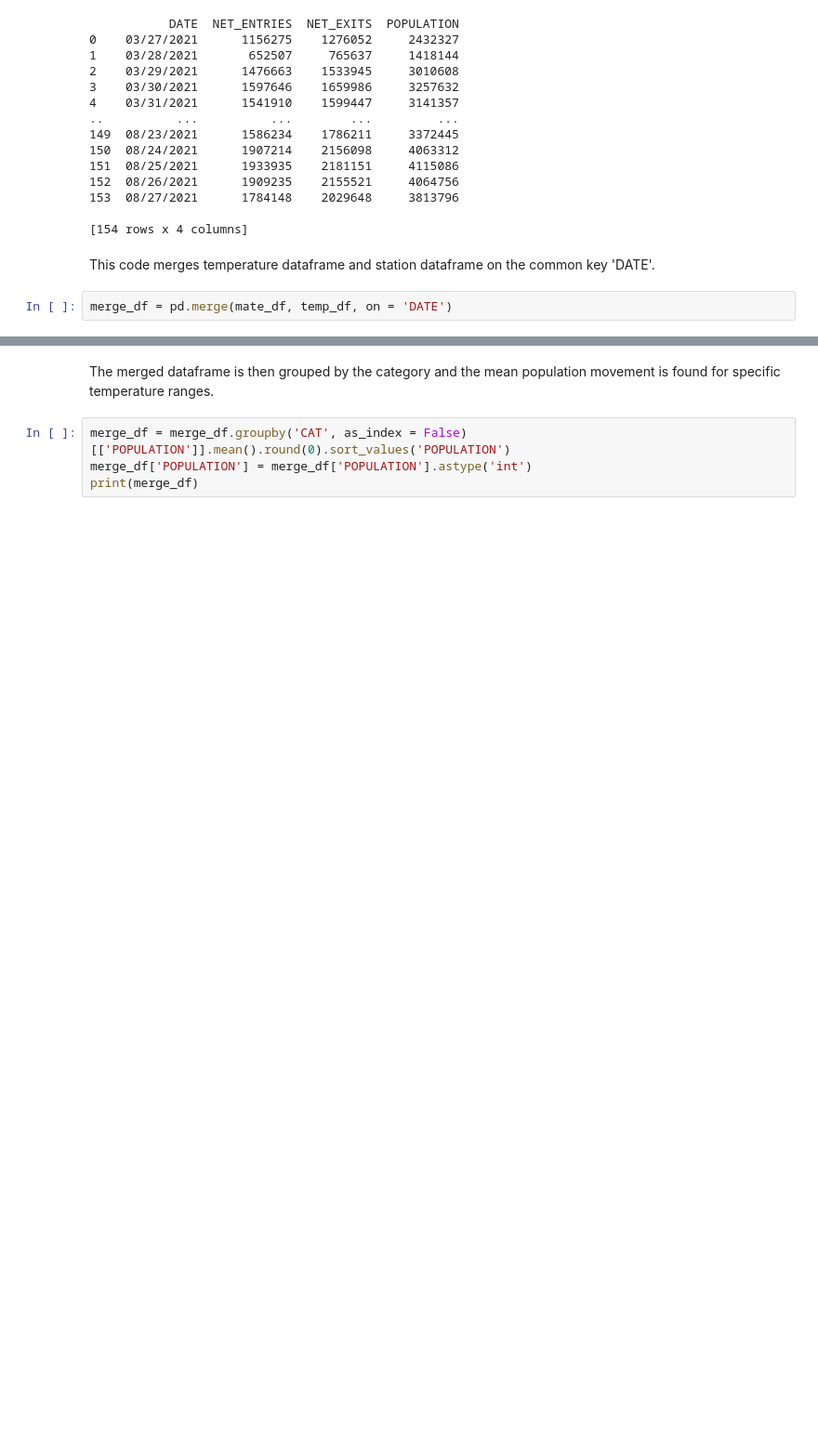
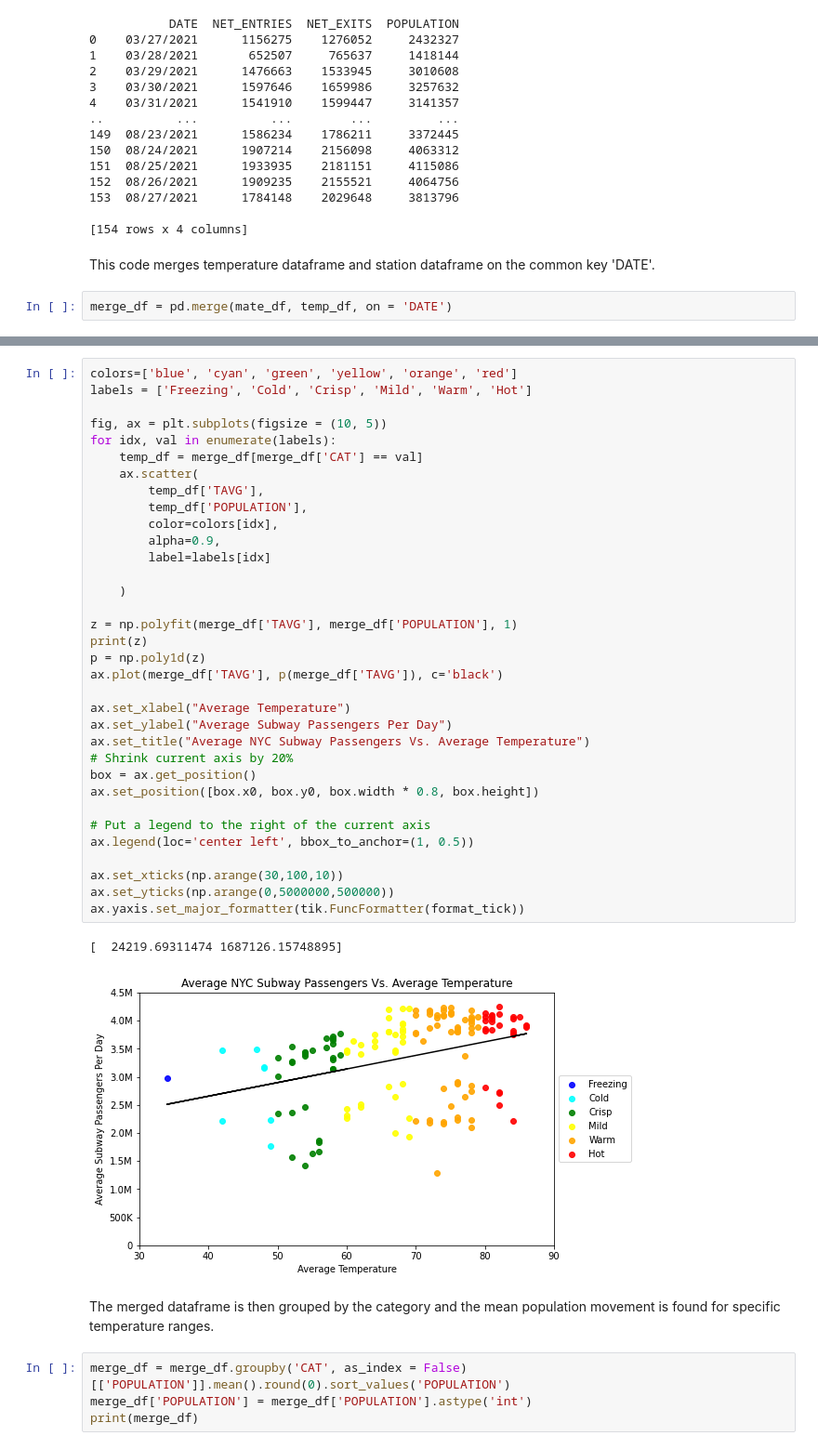
Before and after one commit to stephenblount/EDA_Module, a Jupyter notebook: Final_Analysis/final_mta_data_analysis.ipynb, the cells around one changed output, grey strips where cells are left out. Shown: that part at 93% size. Saved outputs shown, nothing was run; the diff lists cells and outputs as text; blank space fills up the shorter version.

Commit message:
Updated temperature graph.

```diff
--- a/Final_Analysis/final_mta_data_analysis.ipynb
+++ b/Final_Analysis/final_mta_data_analysis.ipynb
@@ -478,3 +484,40 @@ merge_df = pd.merge(mate_df, temp_df, on = 'DATE')
+# %%
+colors=['blue', 'cyan', 'green', 'yellow', 'orange', 'red']
+labels = ['Freezing', 'Cold', 'Crisp', 'Mild', 'Warm', 'Hot']
+
+fig, ax = plt.subplots(figsize = (10, 5))
+for idx, val in enumerate(labels):
+    temp_df = merge_df[merge_df['CAT'] == val]
+    ax.scatter(
+        temp_df['TAVG'],
+        temp_df['POPULATION'],
+        color=colors[idx],
+        alpha=0.9,
+        label=labels[idx]
+
+    )
+
+z = np.polyfit(merge_df['TAVG'], merge_df['POPULATION'], 1)
+print(z)
+p = np.poly1d(z)
+ax.plot(merge_df['TAVG'], p(merge_df['TAVG']), c='black')
+
+ax.set_xlabel("Average Temperature")
+ax.set_ylabel("Average Subway Passengers Per Day")
+ax.set_title("Average NYC Subway Passengers Vs. Average Temperature")
+# Shrink current axis by 20%
+box = ax.get_position()
+ax.set_position([box.x0, box.y0, box.width * 0.8, box.height])
+
+# Put a legend to the right of the current axis
+ax.legend(loc='center left', bbox_to_anchor=(1, 0.5))
+
+ax.set_xticks(np.arange(30,100,10))
+ax.set_yticks(np.arange(0,5000000,500000))
+ax.yaxis.set_major_formatter(tik.FuncFormatter(format_tick))
+# %% [output]
+[  24219.69311474 1687126.15748895]
+[figure, added]
 # %% [markdown]
 The merged dataframe is then grouped by the category and the mean population movement is found for specific temperature ranges.
 # %%
```
Also changed, not shown: parts of 3 cells of this notebook.
